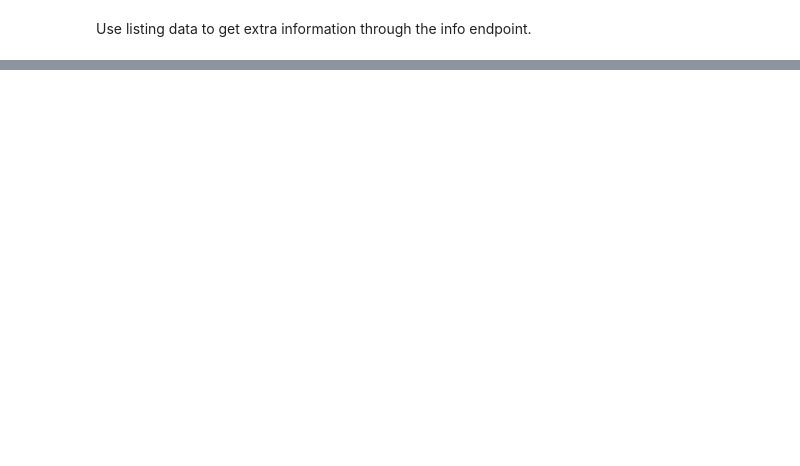
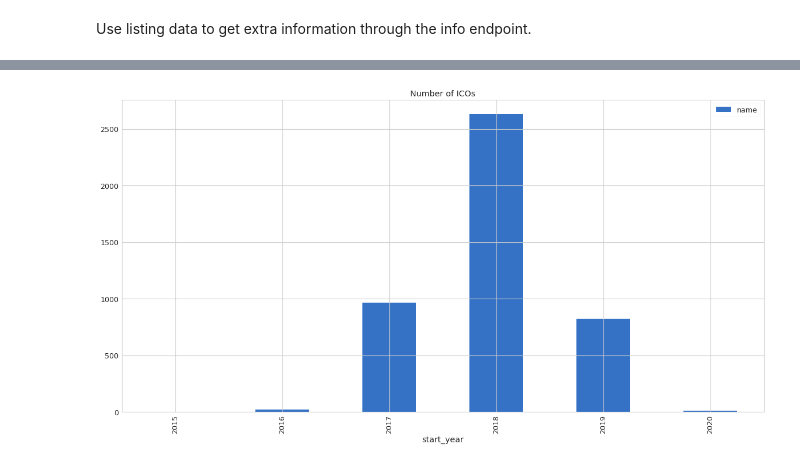
Before and after one commit to decorrespondent/bitcoin, a Jupyter notebook: src/notebooks/market/crypto_statistics.ipynb, the cells around one changed output, grey strips where cells are left out. Cells and saved outputs as stored; diff of their text form; code cells hidden in the pictures; blank space fills up the shorter version.

```diff
--- a/src/notebooks/market/crypto_statistics.ipynb
+++ b/src/notebooks/market/crypto_statistics.ipynb
@@ -313,0 +497,24 @@ viz2
+# %%
+# Import data
+
+bench_overview = pd.read_csv(path_data_temp + 'icos/ico_bench_overview.csv')
+bench = pd.read_csv(path_data_temp + 'icos/ico_bench.csv')
+# %%
+# Columns to clean up: name, raised_1, soft_cap, hard_cap, raised and maybe country
+
+bench['name'] = bench['name'].str.lower()
+bench['name'] = bench['name'].str.lower().str.strip()
+
+replacements = {
+   'raised': { r'\t': '', r'\$': '', r',': '', 'Unknown' : ''}
+}
+
+bench.replace(replacements, regex=True, inplace=True)
+bench['raised'] = pd.to_numeric(bench['raised'])
+
+bench_overview['name'] = bench_overview['name'].str.lower()
+# %%
+# Merge data sets
+
+icos = pd.merge(bench_overview, bench, on='name', how='left')
+print('there are {} icos in this dataset'.format(len(icos)))
@@ -313,0 +523,9 @@ viz2
+# %%
+# This still needs some cleaning
+
+icos['start'] = icos['start'].str.replace('Unknown', '').str.strip()
+icos['start'] = pd.to_datetime(icos['start'])
+icos['start_year'] = icos.start.dt.year.astype('Int64')
+
+icos['end'] = icos['end'].str.replace('Unknown', '').str.strip()
+icos['end'] = pd.to_datetime(icos['end'])
@@ -313,0 +555,9 @@ viz2
+# %%
+# Plot number of ICOs per year
+
+viz_icos1 = icos.groupby(icos['start_year']).count().plot(kind='bar',
+                                                         y='name',
+                                                         figsize=(20,10),
+                                                         title='Number of ICOs')
+# %% [output]
+[figure, added]
```
Also changed, not shown: parts of 54 cells of this notebook, 1 other file.
